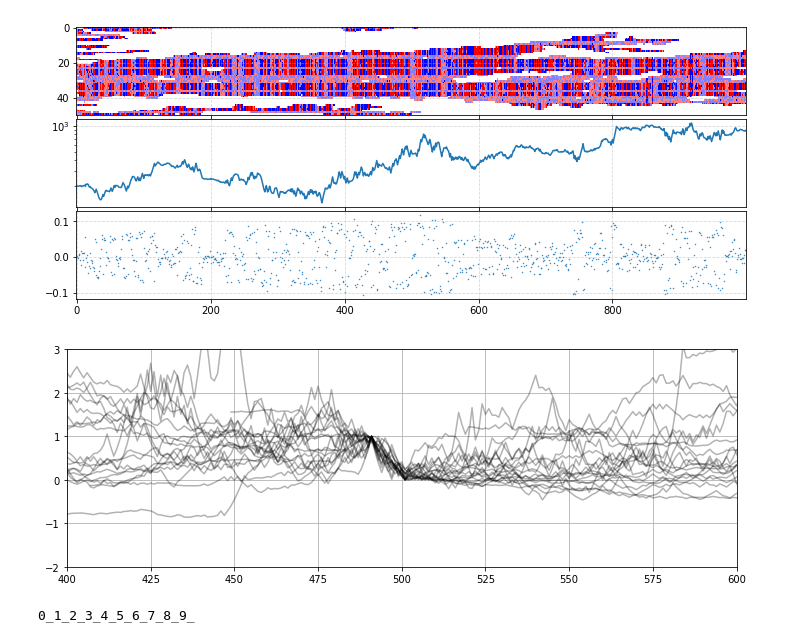
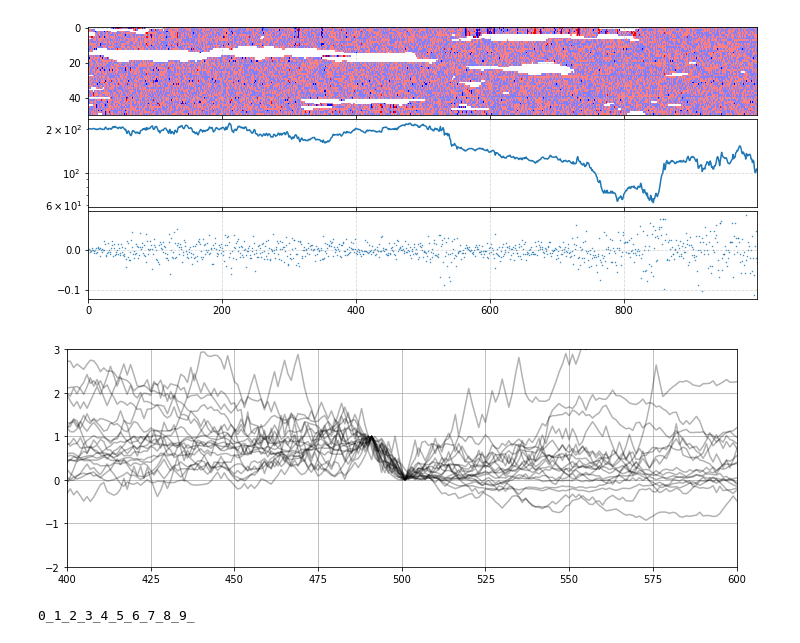
Before and after one commit to charelF/ComplexSystems, a Jupyter notebook: code/charel/datacollapse.ipynb, the cells around one changed output. Cells and saved outputs as stored; diff of their text form; code cells hidden in the pictures.

```diff
--- a/code/charel/datacollapse.ipynb
+++ b/code/charel/datacollapse.ipynb
@@ -28,23 +28,23 @@ from matplotlib.colors import LogNorm
 # %%
 N0 = 1000
 G,P,N,S,X,D,T,U,C, initial_account_balance = simulation(
-    trigger = False, bound = True, pd = 0.025, pe = 0,
-    ph = 0.03, pa = 0.7, N0=N0, N1=50, A=8, a=1, h=1,
-    pi1 = 0.6, pi2 = 0.2, pi3 = 0.2, ub=1000, lb=20)
+    trigger = False, bound = False, pd = 0.025, pe = 0,
+    ph = 0.03, pa = 0.7, N0=N0, N1=50, A=2, a=1, h=1,
+    pi1 = 0.5, pi2 = 0.2, pi3 = 0.3, ub=1000, lb=20)
 
 fig, axs = plt.subplots(
         ncols=1, nrows=3, figsize=(12,5), sharex=True, gridspec_kw =
         {'wspace':0, 'hspace':0.05}
     )
 axs[0].imshow(G.T, aspect="auto", interpolation="None", cmap="bwr")
 axs[1].set_yscale("log")
 axs[1].plot(S)
 axs[2].scatter(np.arange(X.shape[0]),X,s=0.2)
 for ax in axs:
     ax.grid(linestyle="--", alpha=0.5)
 plt.show()
 # %% [output]
-[figure, old version]
+[figure, new version]
 # %%
 sims = 20
 datacollapse = np.zeros((sims, N0))
@@ -58,10 +58,11 @@ for k in range(sims):
         pi1 = 0.6, pi2 = 0.2
         , pi3 = 0.2, ub=1000, lb=20)
 
-    dfx = pd.DataFrame(X)
-    dfx_rollingsum = dfx.rolling(window=crash_window).sum().fillna(0).to_numpy()
-    dfx_rollingsum = dfx_rollingsum.reshape(dfx_rollingsum.shape[0])
-    crash_index = dfx_rollingsum.argmin()
+    dfx = pd.DataFrame(X+1)
+    dfx_rollingprod = dfx.rolling(window=crash_window).agg(lambda x : x.prod()).fillna(1).to_numpy()
+    dfx_rollingprod = dfx_rollingprod.reshape(dfx_rollingprod.shape[0])
+    crash_index = dfx_rollingprod.argmin()
+    # print(crash_index)
     minn = min(S[crash_index-crash_window:crash_index+crash_window])
     maxx = max(S[crash_index-crash_window:crash_index+crash_window])
     normalS = (S - minn) / (maxx - minn)
@@ -77,7 +78,7 @@ plt.ylim(-2,3)
 plt.grid()
 plt.show()
 # %% [output]
-[figure, old version]
+[figure, new version]
 # %%
 sims = 10
 ND = 4
```
Also changed, not shown: 2 other files.
